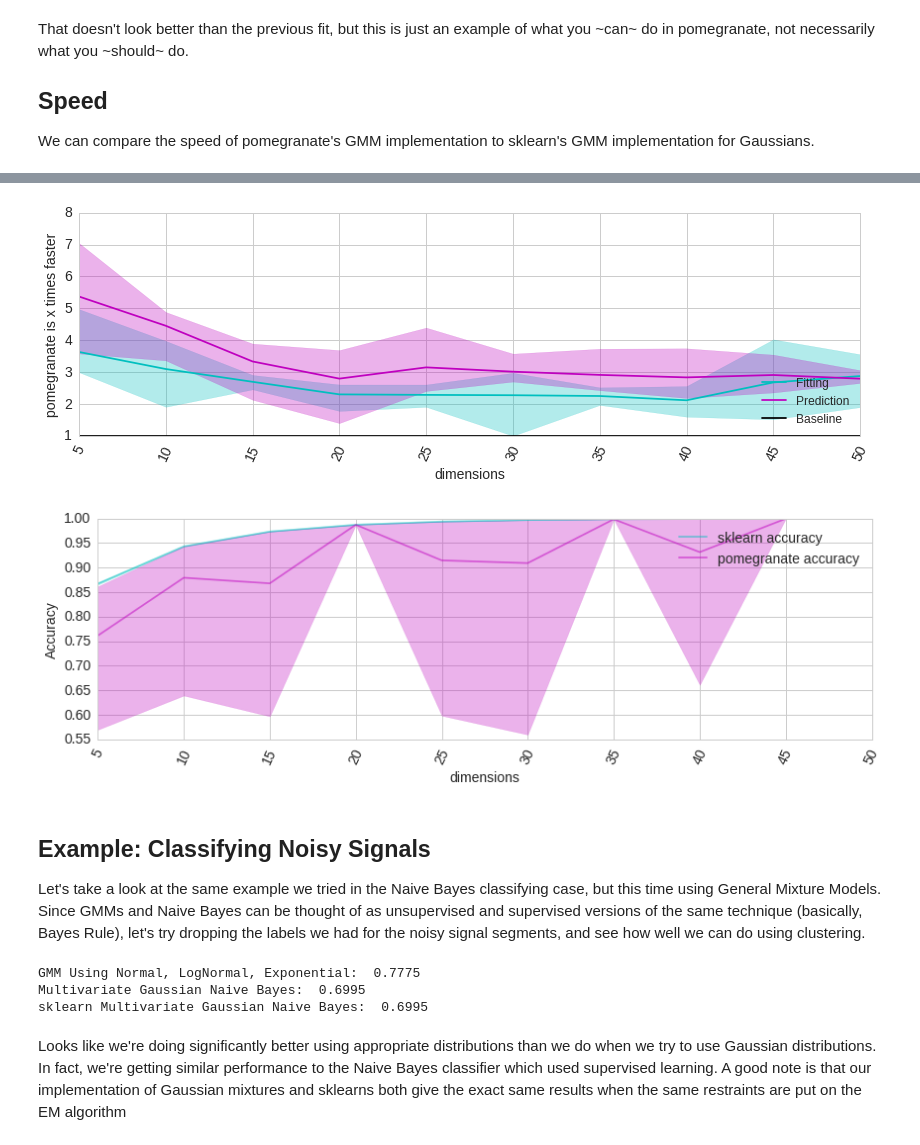
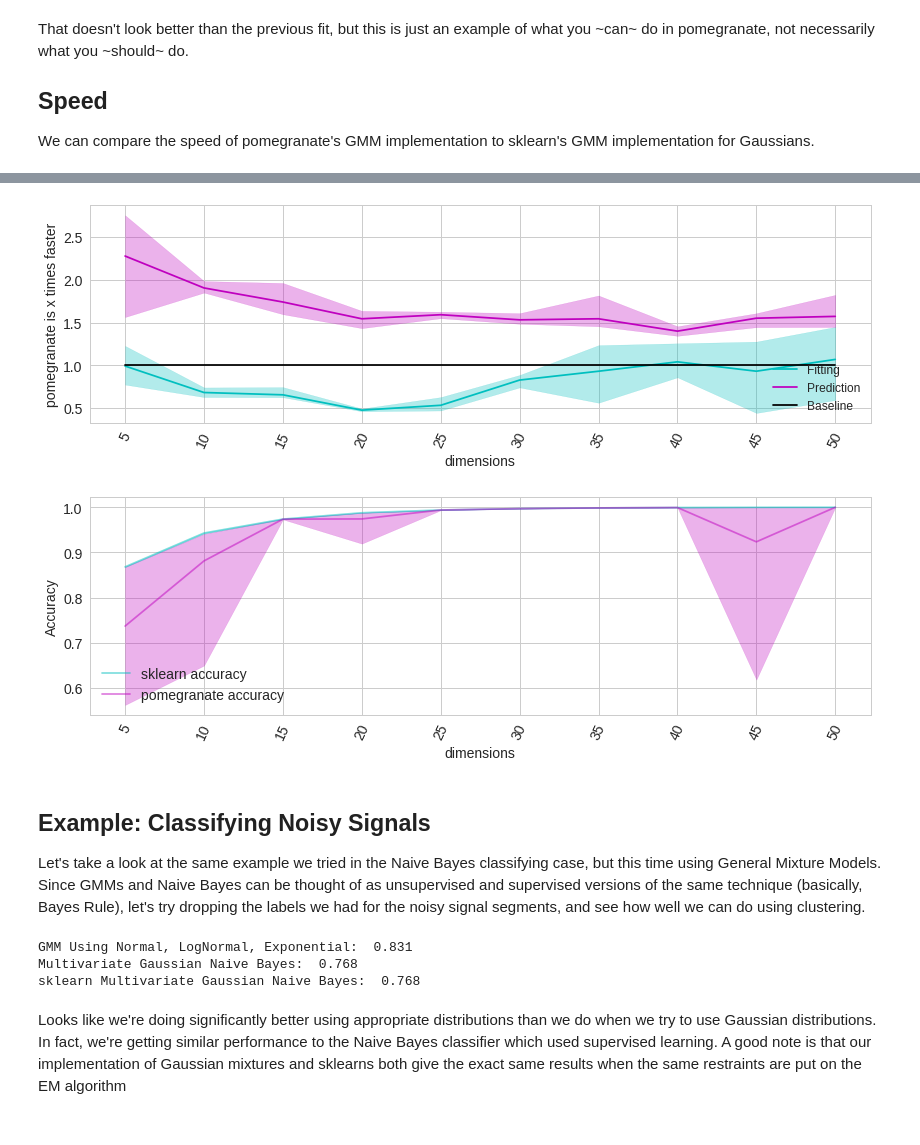
Before and after one commit to jmschrei/pomegranate, a Jupyter notebook: tutorials/Tutorial_0_pomegranate_overview.ipynb, the cells around one changed output, grey strips where cells are left out. Cells and saved outputs as stored; diff of their text form; code cells hidden in the pictures.

```diff
--- a/tutorials/Tutorial_0_pomegranate_overview.ipynb
+++ b/tutorials/Tutorial_0_pomegranate_overview.ipynb
@@ -529,11 +529,10 @@ These results mesh pretty well with what we saw before. As the input values incr
 
 We can fit Naive Bayes classifiers in two ways. The first is by passing in an explicit list of instantiated models, possibly with a prior distribution over them, and then calling fit. The second is similar to sklearn, where we only pass a callable for the type of distribution which we would like to fit. We know the number of distributions which we'd like to fit from the label set.
 # %%
-X = numpy.concatenate([numpy.random.normal(0, 2, 100), numpy.random.normal(4, 1.5, 100)])
+X = numpy.concatenate([numpy.random.normal(0, 2, (100, 1)), numpy.random.normal(4, 1.5, (100, 1))])
 y = numpy.concatenate([numpy.zeros(100), numpy.ones(100)])
 
-clf = NaiveBayes(NormalDistribution)
-clf.fit(X, y)
+clf = NaiveBayes.from_samples(NormalDistribution, X, y)
 print(clf)
 # %% [output]
 {
@@ -612,16 +611,14 @@ def evaluate_models():
         for j, size in enumerate(sizes):
             X, y = create_dataset(size, 20, 2)
 
-            skl = GaussianNB()
-            pom = NaiveBayes(MultivariateGaussianDistribution)
-
             # bench fit times
             tic = time.time()
+            skl = GaussianNB()
             skl.fit( X, y )
             skl_fit[i, j] = time.time() - tic
 
             tic = time.time()
-            pom.fit( X, y )
+            pom = NaiveBayes.from_samples(NormalDistribution, X, y)
             pom_fit[i, j] = time.time() - tic
 
             # bench predict times
@@ -1078,6 +1012,5 @@ plt.show()
 # %% [markdown]
 Doesn't quite look like it is fitting the underlying data. Let's now fit a two component mixture model and see what we get.
 # %%
-model = GeneralMixtureModel(ExponentialDistribution, n_components=2)
-model.fit(data, stop_threshold=1e-8, verbose=True)
+model = GeneralMixtureModel.from_samples(ExponentialDistribution, 2, data, verbose=True, stop_threshold=1e-2)
 # %% [output]
@@ -1187,7 +1120,7 @@ That doesn't look better than the previous fit, but this is just an example of w
 
 We can compare the speed of pomegranate's GMM implementation to sklearn's GMM implementation for Gaussians.
 # %%
-from sklearn.mixture import GMM
+from sklearn.mixture import GaussianMixture
 
 def evaluate_models():
     sizes = numpy.around( numpy.exp( numpy.arange(7, 13) ) ).astype('int')
@@ -1201,16 +1134,14 @@ def evaluate_models():
         for j, size in enumerate(sizes):
             X, y = create_dataset(size, 1, 2)
 
-            pom = GeneralMixtureModel(NormalDistribution, n_components=2)
-            skl = GMM(n_components=3, n_iter=10, tol=1e-10)
-
             # bench fit times
             tic = time.time()
-            skl.fit( X )
+            skl = GaussianMixture(n_components=2, max_iter=10, tol=1e-10)
+            skl.fit(X)
             skl_fit[i, j] = time.time() - tic
 
             tic = time.time()
-            pom.fit( X, max_iterations=10, stop_threshold=1e-10 )
+            pom = GeneralMixtureModel.from_samples(NormalDistribution, 2, X, max_iterations=10)
             pom_fit[i, j] = time.time() - tic
 
             # bench predict times
@@ -1251,43 +1182,41 @@ def evaluate_models():
         for j, size in enumerate(sizes):
             X, y = create_dataset(50000, size, 2)
 
-            pom = GeneralMixtureModel(MultivariateGaussianDistribution, n_components=2)
-            skl = GMM(n_components=2, n_iter=10, tol=1e-10, covariance_type='full')
-
             # bench fit times
             tic = time.time()
+            skl = GaussianMixture(n_components=2, max_iter=10, covariance_type='full')
             skl.fit( X )
             skl_fit[i, j] = time.time() - tic
 
             tic = time.time()
-            pom.fit( X, max_iterations=10, stop_threshold=1e-10 )
+            pom = GeneralMixtureModel.from_samples(MultivariateGaussianDistribution, 2, X, max_iterations=10)
             pom_fit[i, j] = time.time() - tic
 
             # bench predict times
             tic = time.time()
             skl_predictions = skl.predict( X )
             skl_predict[i, j] = time.time() - tic
 
             tic = time.time()
             pom_predictions = pom.predict( X )
             pom_predict[i, j] = time.time() - tic
 
             # check number wrong
             skl_e = (y != skl_predictions).mean()
             pom_e = (y != pom_predictions).mean()
 
             skl_error[i, j] = min(skl_e, 1-skl_e)
             pom_error[i, j] = min(pom_e, 1-pom_e)
 
     fit = skl_fit / pom_fit
     predict = skl_predict / pom_predict
     plot(fit, predict, skl_error, pom_error, sizes, "dimensions")
     del X, y
 
 evaluate_models()
 # %% [output]
-[figure, old version]
+[figure, new version]
-[figure, old version]
+[figure, new version]
 # %% [markdown]
 ## Example: Classifying Noisy Signals
 
@@ -1307,22 +1236,20 @@ d2 = LogNormalDistribution(1, 1)
 d3 = ExponentialDistribution(1)
 db = IndependentComponentsDistribution([d1, d2, d3])
 
-
 model = GeneralMixtureModel([da, db])
-model.fit(X, stop_threshold=1e-3, max_iterations=10, verbose=False)
+model.fit(X, max_iterations=10)
 print "GMM Using Normal, LogNormal, Exponential: ", max((model.predict(X) == y).mean(), (1-model.predict(X) == y).mean())
 
-model = GeneralMixtureModel(MultivariateGaussianDistribution, n_components=2)
-model.fit(X_train, stop_threshold=1e-3, max_iterations=10, verbose=False)
+model = GeneralMixtureModel.from_samples(MultivariateGaussianDistribution, 2, X_train, max_iterations=10)
 print "Multivariate Gaussian Naive Bayes: ", max((model.predict(X) == y).mean(), (1-model.predict(X) == y).mean())
 
-clf = GMM(n_components=2, tol=1e-3, n_iter=10)
+clf = GaussianMixture(n_components=2, max_iter=10)
 clf.fit(X_train)
 print "sklearn Multivariate Gaussian Naive Bayes: ", max((model.predict(X) == y).mean(), (1-model.predict(X) == y).mean())
 # %% [output]
-GMM Using Normal, LogNormal, Exponential:  0.7775
-Multivariate Gaussian Naive Bayes:  0.6995
-sklearn Multivariate Gaussian Naive Bayes:  0.6995
+GMM Using Normal, LogNormal, Exponential:  0.831
+Multivariate Gaussian Naive Bayes:  0.768
+sklearn Multivariate Gaussian Naive Bayes:  0.768
 # %% [markdown]
 Looks like we're doing significantly better using appropriate distributions than we do when we try to use Gaussian distributions. In fact, we're getting similar performance to the Naive Bayes classifier which used supervised learning. A good note is that our implementation of Gaussian mixtures and sklearns both give the exact same results when the same restraints are put on the EM algorithm
 # %% [markdown]
```
Also changed, not shown: parts of 61 cells of this notebook.
